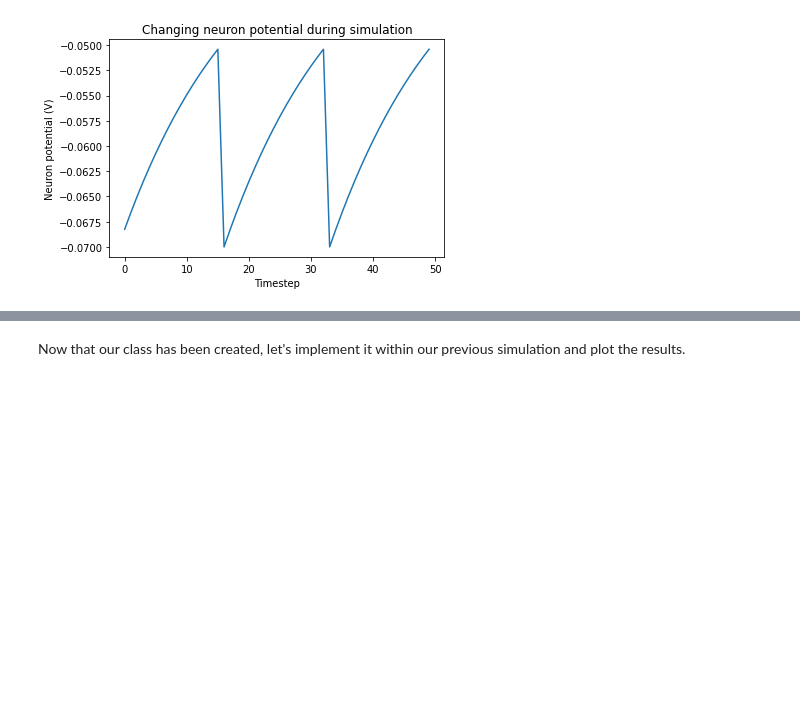
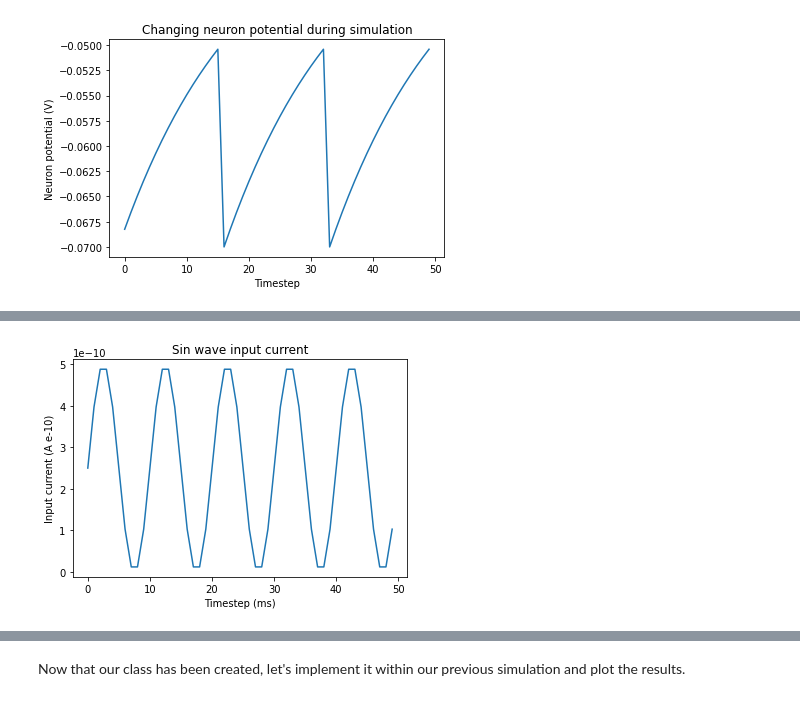
Before and after one commit to Geoforger/SummerSchool2023, a Jupyter notebook: Workshop 1/Workshop 1 Equations to Code.ipynb, the cells around one changed output, grey strips where cells are left out. Cells and saved outputs as stored; diff of their text form; code cells hidden in the pictures; blank space fills up the shorter version.

```diff
--- a/Workshop 1/Workshop 1 Equations to Code.ipynb
+++ b/Workshop 1/Workshop 1 Equations to Code.ipynb
@@ -168,0 +205,28 @@ plt.show()
+# %%
+# The average current for our generated sin wave will be 250nA. This should be used to calculate current at each timestep
+i_mean = 25e-11
+dt = 1e-3   # Each timestep is 1ms
+
+# List contains values for i over the course of the simulation
+s = []
+
+# This loop will run our simulation for the number of timesteps specified above
+for time in range(timesteps):
+    # Time at this timestep
+    t = time * dt
+
+    # TODO: Find the input current at this time on a sinisoidal wave
+#     i = ?
+    i = i_mean * (1 + np.sin((t * 2 * np.pi) / 0.01))  # REMOVE
+
+    # Record sin wave output at this timestep
+    s.append(i)
+
+# Plot your created sin wave
+plt.plot(np.arange(len(s)), s)
+plt.xlabel("Timestep (ms)")
+plt.ylabel("Input current (A e-10)")
+plt.title("Sin wave input current")
+plt.show()
+# %% [output]
+[figure, added]
```
Also changed, not shown: parts of 20 cells of this notebook.
